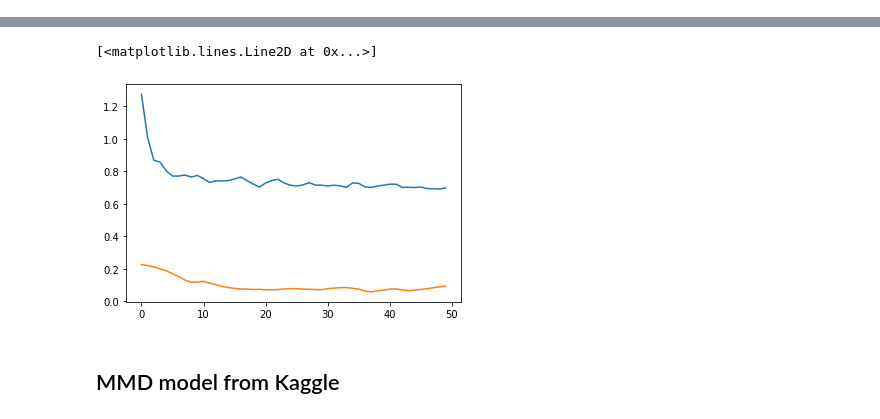
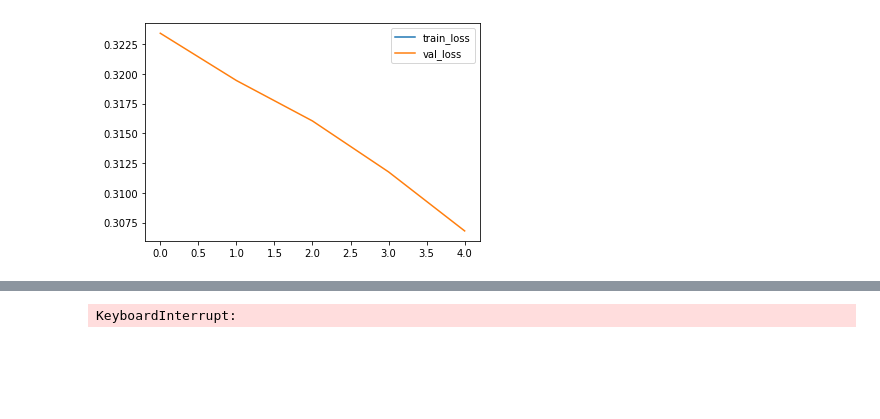
Before and after one commit to ZhangLabGT/scDisInFact, a Jupyter notebook: AntennaVAE/AE_model.ipynb, the cells around one changed output, grey strips where cells are left out. Cells and saved outputs as stored; diff of their text form; code cells hidden in the pictures; blank space fills up the shorter version.

Commit message:
add zinb, unfinished

```diff
--- a/AntennaVAE/AE_model.ipynb
+++ b/AntennaVAE/AE_model.ipynb
@@ -53,13 +143,14 @@ torch.Size([64, 27943])
 # %%
+net_struc = [all_data.shape[1], 1024, 512, 256, 128, 64]
 
-encoder = Encoder(features=[all_data.shape[1], 1024, 256, 64, 16])
-decoder = Decoder(features=[all_data.shape[1], 1024, 256, 64, 16][::-1])
+encoder = Encoder(features=net_struc)
+decoder = Decoder(features=net_struc[1:][::-1])
 
-
-loss_fn = MMD_LOSS()
+# loss_fn = MMD_LOSS()
+loss_fn = nn.MSELoss()
 
 # Define Optimizer
-lr = 0.001
+lr = 0.0001
 
 #Random seed
 torch.manual_seed(0)
@@ -115,23 +215,23 @@ def train_epoch(encoder, decoder, dataloader, loss_fn, optimizer, noise_factor=0
 # %%
 # Testing func
-def test_epoch(encoder, decoder, dataloader, loss_fn, noise_factor=0.3):
+def test_epoch(encoder, decoder, dataloader):
     encoder.eval()
     decoder.eval()
+    output_layer.eval()
+    test_loss = 0.0
     with torch.no_grad(): # Don't track gradients
-        # conc_out = []
-        # conc_label = []
         for sc_data_batch in dataloader:
-            sc_data_noisy = add_noise(sc_data_batch, noise_factor)
             # Encode
-            encoded_data = encoder(sc_data_noisy)
+            encoded_data = encoder(sc_data_batch)
             # Decode
             decoded_data = decoder(encoded_data)
-            # Append the output list to the original image
-            # conc_out.append(decoded_data)
-            # conc_label.append(sc_data_batch)
-            # Create single tensor with all values
-            # conc_out = torch.cat(conc_out)
-            # conc_label = torch.cat(conc_label)
-            # Evaluate global loss
-            val_loss = loss_fn(decoded_data, sc_data_noisy)
-    return val_loss / len(dataloader.dataset)
+            # Compute params for DCA
+            mean_param, pi_param, theta_param = output_layer(decoded_data)
+
+            zinb = ZINB(pi_param, theta=theta_param)
+
+            zinb_loss = (zinb.loss(mean_param, sc_data_batch))
+            mmd_loss = maximum_mean_discrepancy(mean_param, sc_data_batch)
+            loss = zinb_loss * 0.5 + mmd_loss * 0.5
+            test_loss += loss.item()
+    return test_loss / len(dataloader.dataset)
@@ -161,9 +239,11 @@ def test_epoch(encoder, decoder, dataloader, loss_fn, noise_factor=0.3):
 num_epochs = 50
 diz_loss = {'train_loss':[],'val_loss':[]}
 for epoch in range(num_epochs):
-   train_loss =train_epoch(encoder,decoder, train_loader,loss_fn,optim)
-   test_loss = test_epoch(encoder,decoder,test_loader,loss_fn)
+   train_loss =train_epoch(encoder,decoder, train_loader,optim)
+   test_loss = test_epoch(encoder,decoder,test_loader)
    print('\n EPOCH {}/{} \t train loss {} \t val loss {}'.format(epoch + 1, num_epochs,train_loss,test_loss))
    diz_loss['train_loss'].append(train_loss)
    diz_loss['val_loss'].append(test_loss)
+   if epoch and (epoch + 1) % 5 == 0:
+      plot_train(diz_loss)
 # %% [output]
@@ -186,0 +259 @@ for epoch in range(num_epochs):
+[figure, added]
@@ -187,17 +265 @@ for epoch in range(num_epochs):
+KeyboardInterrupt:
-# %%
-# PLOT
-fig = plt.figure()
-ax = fig.add_subplot(1,1,1)
-# print(diz_loss)
-x_ax = range(len(diz_loss['train_loss']))
-# print(x_ax)
-# y_tcs = np.arange(0.1, 1, 0.05)
-# ax.set_ylim([0.1, 0.4])
-# plt.yticks(y_tcs)
-plt.plot(x_ax, diz_loss['train_loss'])
-plt.plot(x_ax, diz_loss['val_loss'])
-# %% [output]
-[<matplotlib.lines.Line2D at 0x...>]
-[figure, removed]
-# %% [markdown]
-## MMD model from Kaggle
```
Also changed, not shown: parts of 12 cells of this notebook, 2 other files.
